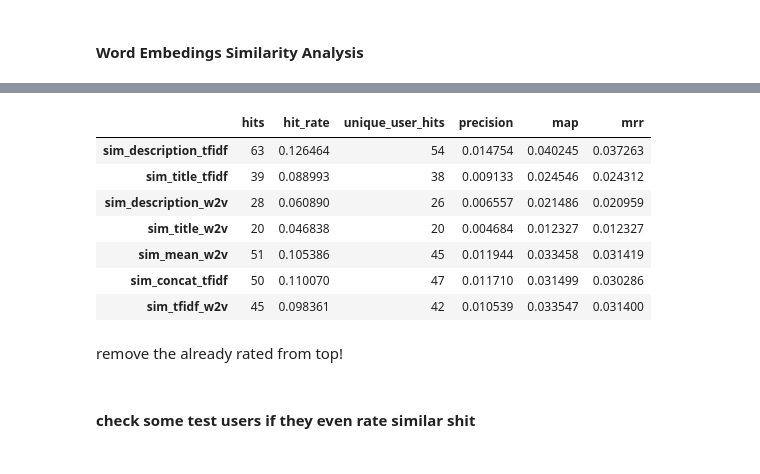
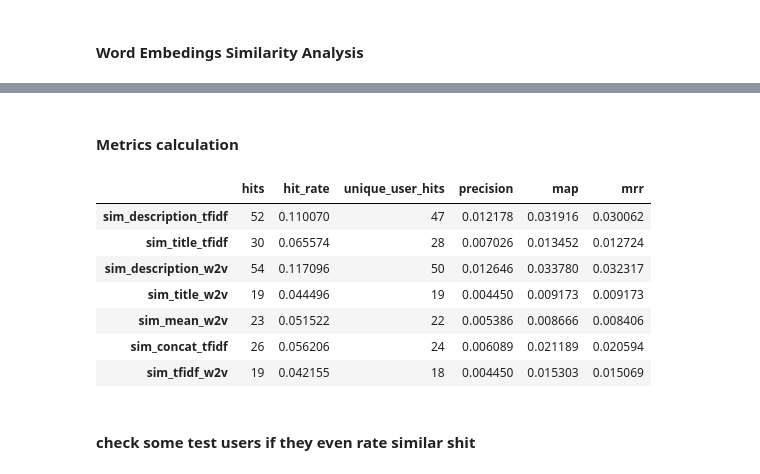
Before and after one commit to miriusz6/WRS_project, a Jupyter notebook: Project copy.ipynb, the cells around one changed output, grey strips where cells are left out. Drawn from its saved outputs; the diff is of its cells as text; code cells hidden in the pictures.

```diff
--- a/Project copy.ipynb
+++ b/Project copy.ipynb
@@ -1030,7 +941,7 @@ invalid_sims.groupby('user_id').sum().head(5)
 # %%
 # split into known and unknown ratings
 def split_known_unknown(df_to_modify,df_training, uid_lst):
-    #neg_v = np.full(df_to_modify.shape[1], -1)
+    # SMTH WRONG!
     known_ratings = pd.DataFrame()
     for uid in uid_lst:
         iids_in_train = df_training.loc[uid]['item_id']
@@ -1040,10 +951,9 @@ def split_known_unknown(df_to_modify,df_training, uid_lst):
             iids_in_train = iids_in_train.values
         known = df_to_modify.loc[zip([uid]*len(iids_in_train),iids_in_train)]
         known_ratings = pd.concat([known_ratings, known])
-
-        #df_to_modify.loc[zip([uid]*len(iids_in_train),iids_in_train)] = neg_v
     unknown_ratings = df_to_modify.drop(known_ratings.index)
     return known_ratings, unknown_ratings
 
 # remove known ratings from user_item_sim
-df_user_item_sim_known, df_user_item_sim_unknown =  split_known_unknown(df_user_item_sim, df, all_users_tst)
+#df_user_item_sim_known, df_user_item_sim_unknown =  split_known_unknown(df_user_item_sim, df, all_users_tst)
+df_user_item_sim_known, df_user_item_sim_unknown =  split_known_unknown(df_user_item_sim, df, all_users)
@@ -1064,55 +1008,49 @@ split_known_unknown(df_user_item_sim, df, all_users_tst)
+# %%
+# User-wise unknown user-ratings average similarity apply
+P = (avg_sim_userwise - df_user_item_sim_unknown)
+P = P - P.groupby('user_id').min()
+df_user_item_sim_unknown_avrged = P
+
+# User-wise known user-ratings average similarity apply
+P = (avg_sim_userwise - df_user_item_sim_known)
+P = P - P.groupby('user_id').min()
+df_user_item_sim_known_avrged = P
+
+# User-wise known+unknown user-ratings average similarity apply
+P = (avg_sim_userwise - df_user_item_sim)
+P = P - P.groupby('user_id').min()
+df_user_item_sim_avrged = P
+# %% [markdown]
+#### Metrics calculation
 # %%
 def calc_user_item_metrics(user_item_sim:pd.DataFrame,test_bin, all_users_tst):
     embedding_types = user_item_sim.columns
     user_item_sim = user_item_sim.copy()
     user_item_sim.reset_index(inplace=True)
     user_item_sim.set_index('user_id', inplace=True)
     user_item_sim = user_item_sim.loc[all_users_tst]
     results = []
     for col in embedding_types:
-
-        # sort by column values
-
-        # SMTH NEW !
-        avrg_sim_description_tfidf =    0.306943
-        avrg_sim_title_tfidf =          0.354016
-        avrg_sim_description_w2v =      0.675681
-        avrg_sim_title_w2v =            0.735875
-        avrg_sim_mean_w2v =             0.795080
-        avrg_sim_concat_tfidf =         0.310478
-        avrg_sim_tfidf_w2v =            0.318619
-
-        user_item_sim['sim_description_tfidf'] = user_item_sim['sim_description_tfidf'].apply(lambda x: avrg_sim_description_tfidf - (x - avrg_sim_description_tfidf) if x > avrg_sim_description_tfidf else x)
-        user_item_sim['sim_title_tfidf'] = user_item_sim['sim_title_tfidf'].apply(lambda x: avrg_sim_title_tfidf - (x - avrg_sim_title_tfidf) if x > avrg_sim_title_tfidf else x)
-        user_item_sim['sim_description_w2v'] = user_item_sim['sim_description_w2v'].apply(lambda x: avrg_sim_description_w2v - (x - avrg_sim_description_w2v) if x > avrg_sim_description_w2v else x)
-        user_item_sim['sim_title_w2v'] = user_item_sim['sim_title_w2v'].apply(lambda x: avrg_sim_title_w2v - (x - avrg_sim_title_w2v) if x > avrg_sim_title_w2v else x)
-        user_item_sim['sim_mean_w2v'] = user_item_sim['sim_mean_w2v'].apply(lambda x: avrg_sim_mean_w2v - (x - avrg_sim_mean_w2v) if x > avrg_sim_mean_w2v else x)
-        user_item_sim['sim_concat_tfidf'] = user_item_sim['sim_concat_tfidf'].apply(lambda x: avrg_sim_concat_tfidf - (x - avrg_sim_concat_tfidf) if x > avrg_sim_concat_tfidf else x)
-        user_item_sim['sim_tfidf_w2v'] = user_item_sim['sim_tfidf_w2v'].apply(lambda x: avrg_sim_tfidf_w2v - (x - avrg_sim_tfidf_w2v) if x > avrg_sim_tfidf_w2v else x)
-
         seris = user_item_sim.sort_values(by=['user_id',col], ascending=[True, False])['item_id']
-        #seris = user_item_sim['item_id']
         top10s = []
         for u in all_users_tst:
             top10s.append(seris.loc[u].head(10))
         top10s = pd.concat(top10s)
         result = calc_metrics(pd.DataFrame(top10s), test_bin, all_users_tst)
         results.append(result)
     return pd.DataFrame(results, index=embedding_types)
 
-rets = calc_user_item_metrics(df_user_item_sim_unknown, df_t_bin, all_users_tst)
+rets = calc_user_item_metrics(df_user_item_sim_unknown_avrged, df_t_bin, all_users_tst)
 rets
 # %% [output]
 |  | hits | hit_rate | unique_user_hits | precision | map | mrr |
-| sim_description_tfidf | 63 | 0.126464 | 54 | 0.014754 | 0.040245 | 0.037263 |
-| sim_title_tfidf | 39 | 0.088993 | 38 | 0.009133 | 0.024546 | 0.024312 |
-| sim_description_w2v | 28 | 0.060890 | 26 | 0.006557 | 0.021486 | 0.020959 |
-| sim_title_w2v | 20 | 0.046838 | 20 | 0.004684 | 0.012327 | 0.012327 |
-| sim_mean_w2v | 51 | 0.105386 | 45 | 0.011944 | 0.033458 | 0.031419 |
-| sim_concat_tfidf | 50 | 0.110070 | 47 | 0.011710 | 0.031499 | 0.030286 |
-| sim_tfidf_w2v | 45 | 0.098361 | 42 | 0.010539 | 0.033547 | 0.031400 |
+| sim_description_tfidf | 52 | 0.110070 | 47 | 0.012178 | 0.031916 | 0.030062 |
+| sim_title_tfidf | 30 | 0.065574 | 28 | 0.007026 | 0.013452 | 0.012724 |
+| sim_description_w2v | 54 | 0.117096 | 50 | 0.012646 | 0.033780 | 0.032317 |
+| sim_title_w2v | 19 | 0.044496 | 19 | 0.004450 | 0.009173 | 0.009173 |
+| sim_mean_w2v | 23 | 0.051522 | 22 | 0.005386 | 0.008666 | 0.008406 |
+| sim_concat_tfidf | 26 | 0.056206 | 24 | 0.006089 | 0.021189 | 0.020594 |
+| sim_tfidf_w2v | 19 | 0.042155 | 18 | 0.004450 | 0.015303 | 0.015069 |
-# %% [markdown]
-remove the already rated from top!
 # %% [markdown]
 #### check some test users if they even rate similar shit
 # %% [markdown]
```
Also changed, not shown: parts of 46 cells of this notebook.
